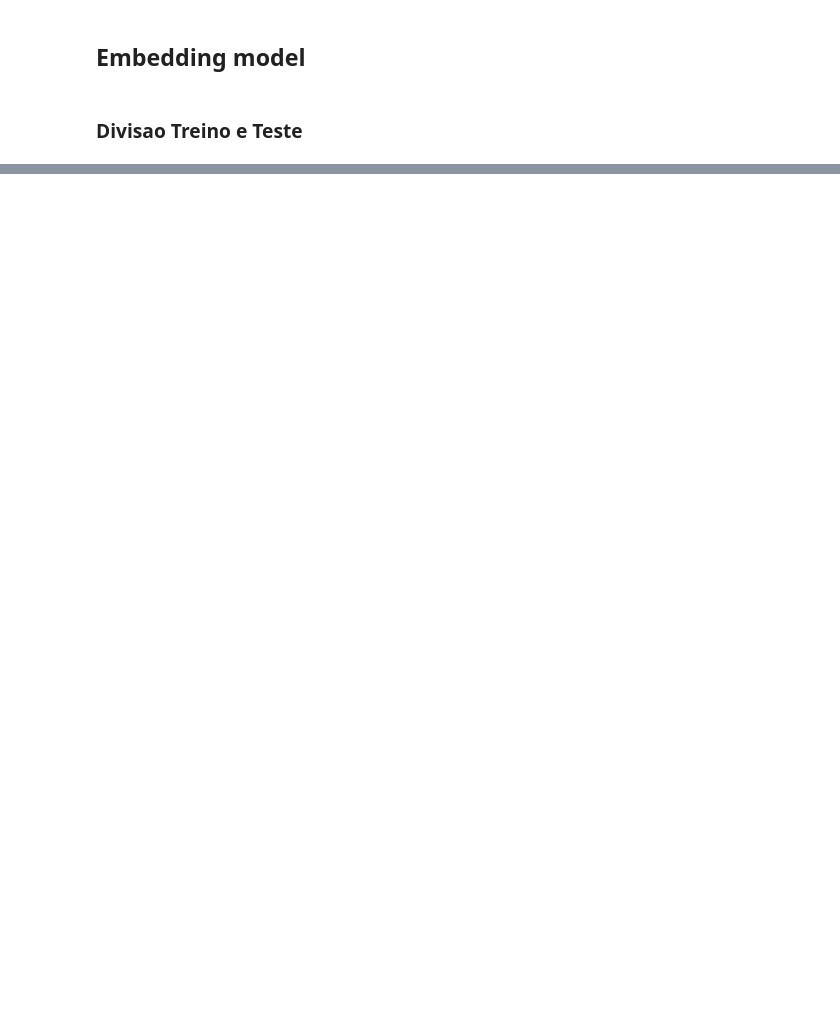
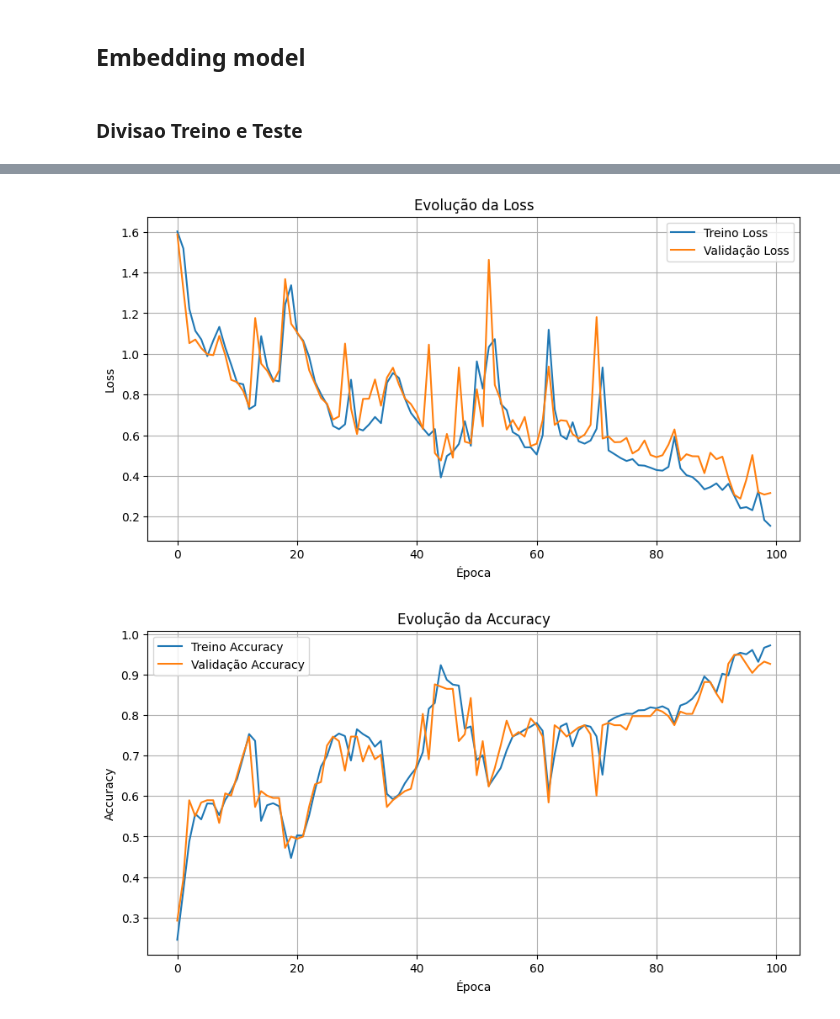
Before and after one commit to LuisEduardoF/RedesNeurais_202501, a Jupyter notebook: T3_lstm.ipynb, the cells around one changed output, grey strips where cells are left out. Cells and saved outputs as stored; diff of their text form; code cells hidden in the pictures; blank space fills up the shorter version.

```diff
--- a/T3_lstm.ipynb
+++ b/T3_lstm.ipynb
@@ -267,7 +265,7 @@ test_loader  = DataLoader(test_dataset, batch_size=batch_size)
 class LSTMClassifier(nn.Module):
     def __init__(self):
             super().__init__()
-            hidden_size = 32
+            hidden_size = 64
             self.lstm = nn.LSTM(
                 input_size=300,     # embedding size
                 hidden_size=hidden_size,
@@ -275,13 +273,10 @@ class LSTMClassifier(nn.Module):
                 batch_first=True,
             )
             self.dropout = nn.Dropout(p=0.5)
-            self.fc = nn.Linear(hidden_size, 2)
+            self.fc = nn.Linear(hidden_size, 5)
 
     def forward(self, sequence):
         _, (hidden, cell) = self.lstm(sequence)
-        # hidden tem shape [seq_length=1, batch_size, hidden_size].
-        # O squeeze abaixo remove a primeira dimensão de forma que
-        # o shape se torna [batch_size, hidden_size].
         dropped = self.dropout(hidden.squeeze(0))
         prediction = self.fc(dropped)
         return prediction
@@ -333,12 +327,20 @@ def evaluate(model, dataloader, criterion):
             total += inputs.size(0)
     return epoch_loss / total, epoch_acc / total
 # %%
-num_epochs = 50
+num_epochs = 100
 best_val_acc = 0
+history = {'train_loss': [], 'train_acc': [], 'val_loss': [], 'val_acc': []}
 
 for epoch in range(num_epochs):
     train_loss, train_acc = train_epoch(model, train_loader, optimizer, criterion)
     val_loss, val_acc = evaluate(model, val_loader, criterion)
+
+    # Armazena os resultados no histórico
+    history['train_loss'].append(train_loss)
+    history['train_acc'].append(train_acc)
+    history['val_loss'].append(val_loss)
+    history['val_acc'].append(val_acc)
+
     print(f"Epoch {epoch+1}/{num_epochs} - Treino Loss: {train_loss:.4f}, Acc: {train_acc:.4f} | Val Loss: {val_loss:.4f}, Acc: {val_acc:.4f}")
     # Salva o melhor modelo com base na acurácia de validação
     if val_acc > best_val_acc:
@@ -354,2 +368,29 @@ Compile with `TORCH_USE_CUDA_DSA` to enable device-side assertions.
+# %%
+import matplotlib.pyplot as plt
+
+# Gráfico de Loss
+plt.figure(figsize=(10, 5))
+plt.plot(history['train_loss'], label='Treino Loss')
+plt.plot(history['val_loss'], label='Validação Loss')
+plt.title('Evolução da Loss')
+plt.xlabel('Época')
+plt.ylabel('Loss')
+plt.legend()
+plt.grid(True)
+plt.show()
+
+# Gráfico de Accuracy
+plt.figure(figsize=(10, 5))
+plt.plot(history['train_acc'], label='Treino Accuracy')
+plt.plot(history['val_acc'], label='Validação Accuracy')
+plt.title('Evolução da Accuracy')
+plt.xlabel('Época')
+plt.ylabel('Accuracy')
+plt.legend()
+plt.grid(True)
+plt.show()
+# %% [output]
+[figure, added]
+[figure, added]
 # %%
 # Carrega o melhor modelo salvo
```
Also changed, not shown: parts of 11 cells of this notebook.
